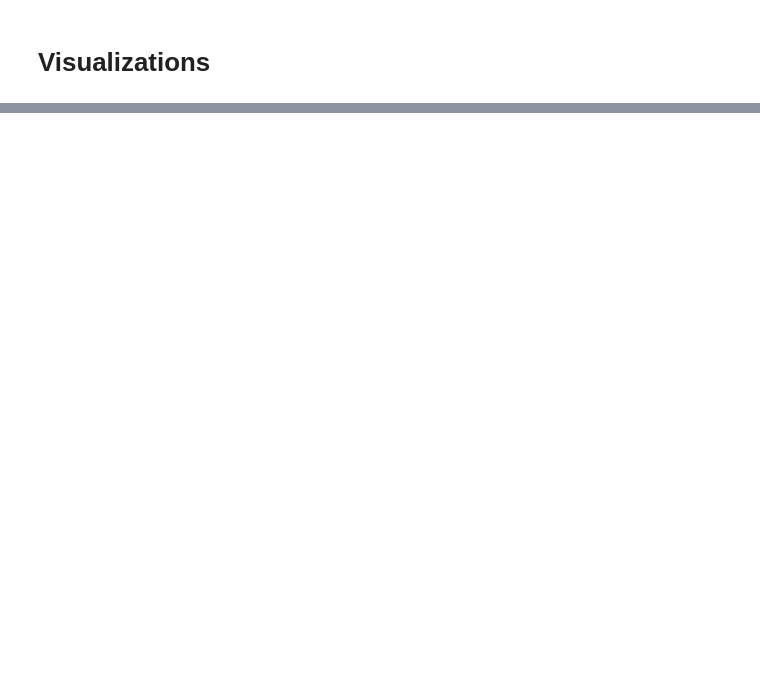
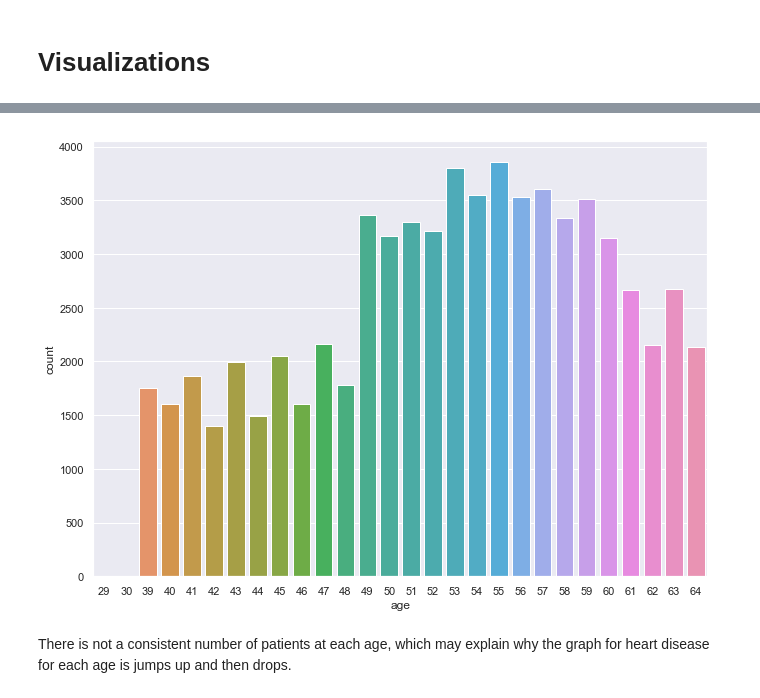
Before and after one commit to AnnikaNoren/dsc-mod-5-project-online-ds-pt-071519, a Jupyter notebook: student.ipynb, the cells around one changed output, grey strips where cells are left out. Drawn from its saved outputs; the diff is of its cells as text; code cells hidden in the pictures; blank space fills up the shorter version.

```diff
--- a/student.ipynb
+++ b/student.ipynb
@@ -178,0 +469,7 @@ sns.countplot(x='years', hue='cardio', data = df);
+# %%
+#df.age.value_counts().sort_index()
+sns.countplot(x='age', data = df);
+# %% [output]
+[figure, added]
+# %% [markdown]
+There is not a consistent number of patients at each age, which may explain why the graph for heart disease for each age is jumps up and then drops.
```
Also changed, not shown: parts of 207 cells of this notebook, 2 other files.
